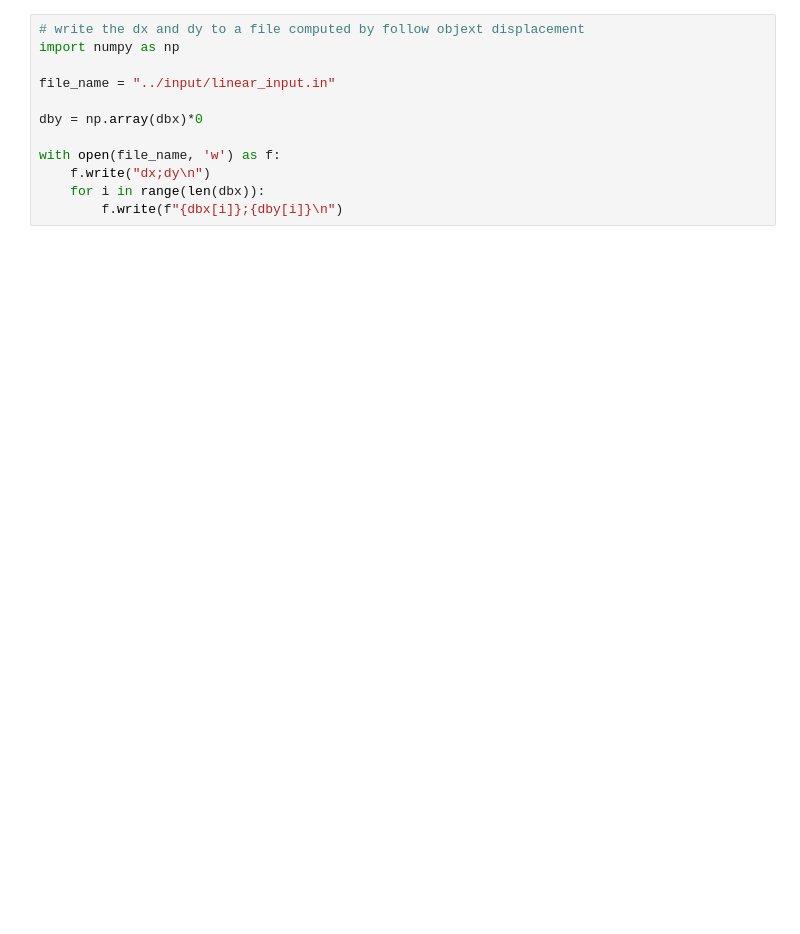
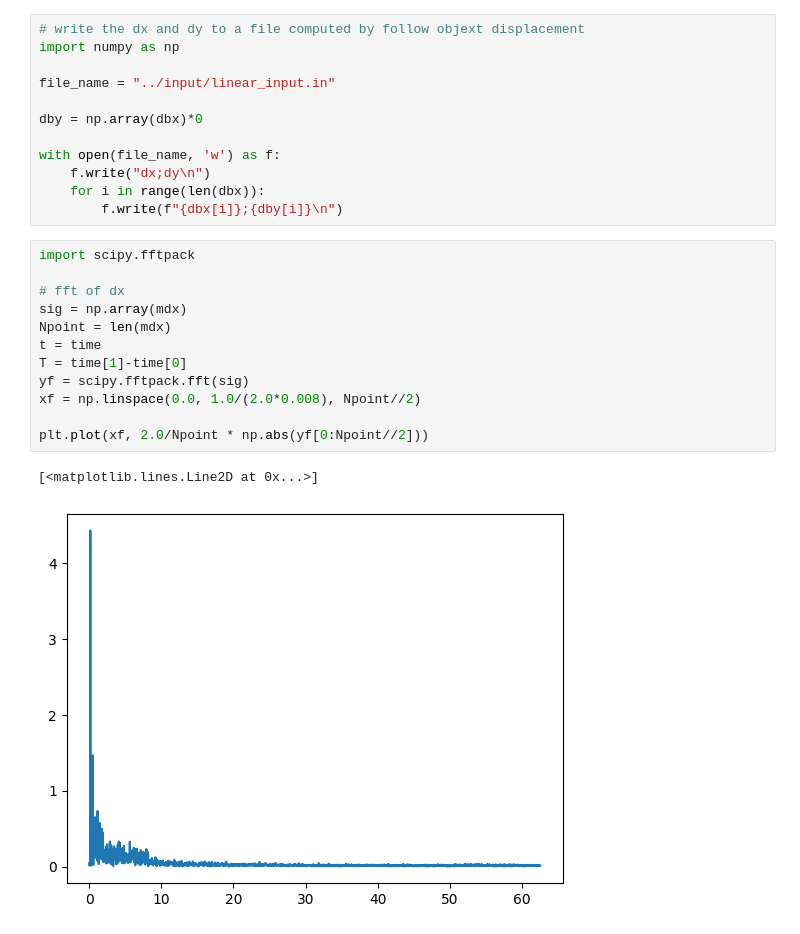
Before and after one commit to joaoMartinSaquet/ia2_learning_env, a Jupyter notebook: python_plotter/plotter.ipynb, the cells around one changed output. Drawn from its saved outputs; the diff is of its cells as text; blank space fills up the shorter version.

```diff
--- a/python_plotter/plotter.ipynb
+++ b/python_plotter/plotter.ipynb
@@ -97,3 +96,18 @@ with open(file_name, 'w') as f:
     f.write("dx;dy\n")
     for i in range(len(dbx)):
         f.write(f"{dbx[i]};{dby[i]}\n")
+# %%
+import scipy.fftpack
+
+# fft of dx
+sig = np.array(mdx)
+Npoint = len(mdx)
+t = time
+T = time[1]-time[0]
+yf = scipy.fftpack.fft(sig)
+xf = np.linspace(0.0, 1.0/(2.0*0.008), Npoint//2)
+
+plt.plot(xf, 2.0/Npoint * np.abs(yf[0:Npoint//2]))
+# %% [output]
+[<matplotlib.lines.Line2D at 0x...>]
+[figure, added]
```
Also changed, not shown: parts of 6 cells of this notebook, 2 other files.
